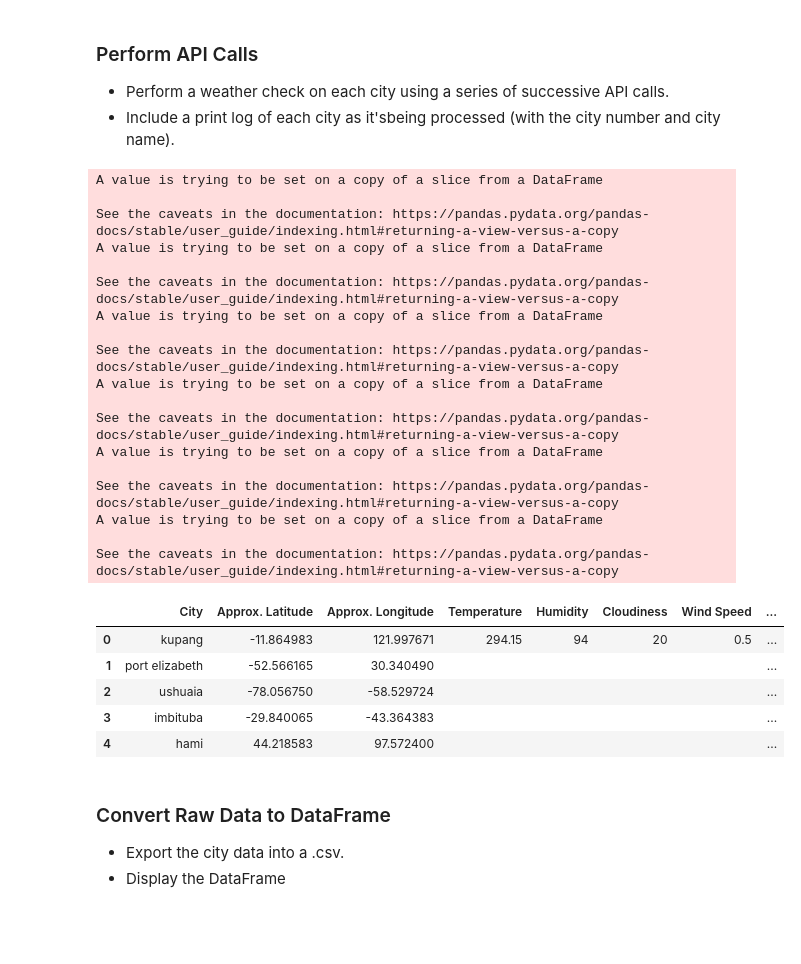
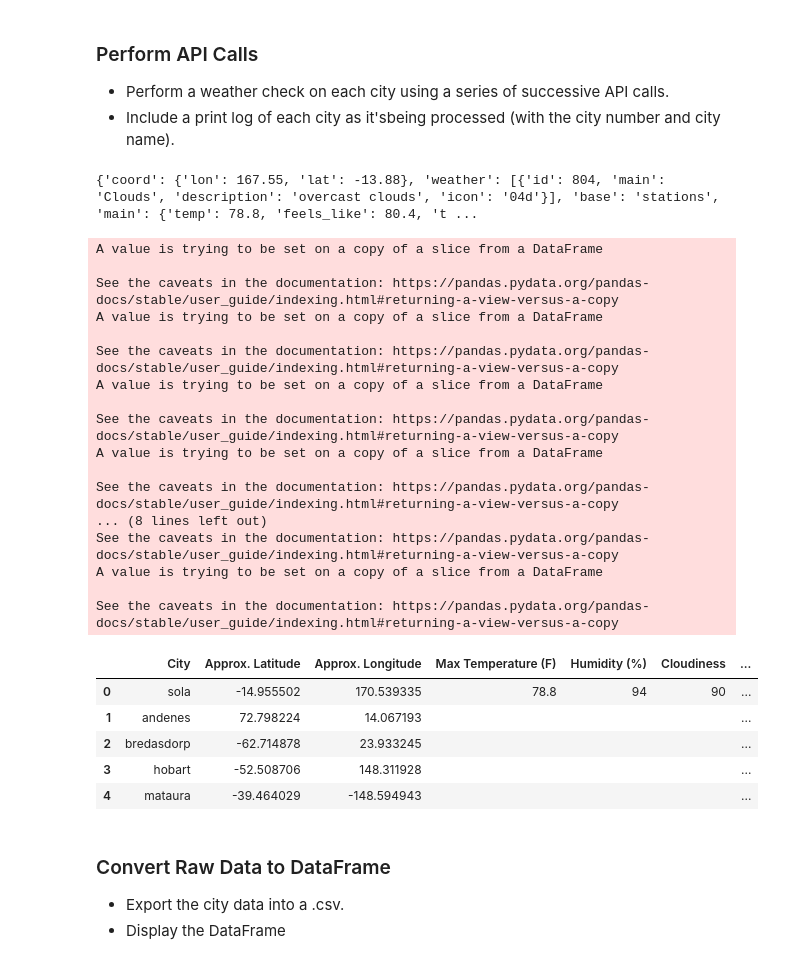
Before and after one commit to Gendo90/python-api-challenge, a Jupyter notebook: starter_code/WeatherPy.ipynb, the cells around one changed output. Saved outputs shown, nothing was run; the diff lists cells and outputs as text; code cells hidden in the pictures; blank space fills up the shorter version.

Commit message:
feat: Finally adjust all columns to show correct info - update includes changing temperature to max temperature in Fahrenheit, getting local city date/time corrected, and adding the country code

```diff
--- a/starter_code/WeatherPy.ipynb
+++ b/starter_code/WeatherPy.ipynb
@@ -79,62 +81,76 @@ city_list.head()
 # %%
 #url for advanced mapping using OpenWeatherMap's new OneCall API to get historical weather info by coordinates instead of
 #city names - not implemented for project initially due to setup being different
 # base_url = "https://api.openweathermap.org/data/2.5/onecall?lat={lat}&lon={lon}&exclude={part}&appid={YOUR API KEY}"
 # params = {"exclude":"minutely,hourly,current", "appid":weather_api_key, "lat":city_list["Latitude"][0],
 #           "lon":city_list["Longitude"][0]}
 
 #setup columns for temperature, humidity, cloudiness, and wind speed
-city_list["Temperature"] = ""
-city_list["Humidity"] = ""
+city_list["Max Temperature (F)"] = ""
+city_list["Humidity (%)"] = ""
 city_list["Cloudiness"] = ""
-city_list["Wind Speed"] = ""
+city_list["Wind Speed (mph)"] = ""
 
 #setup columns for actual latitude and longitude
 city_list["Actual Latitude"] = ""
 city_list["Actual Longitude"] = ""
 
+#setup column for country code
+city_list["Country"] = ""
+
+#setup column for city datetime
+city_list["Datetime (UTC)"] = ""
+#note that current timezone is PST (-7:00 from GMT)
+PST_offset = 7*60*60
+
 
 base_url_current = "http://api.openweathermap.org/data/2.5/weather"
-params = {"q":city_list["City"][0], "appid":weather_api_key}
+params = {"q":city_list["City"][0], "units":"imperial", "appid":weather_api_key}
 
 test_response = requests.get(base_url_current, params)
 json_response = test_response.json()
-# json_response
+# json.dumps(json_response, indent=4)
+print(json_response)
 
 #establish pattern for getting data into columns from json object
 city_list["Actual Latitude"][0] = json_response["coord"]["lat"]
 city_list["Actual Longitude"][0] = json_response["coord"]["lon"]
-city_list["Temperature"][0] = json_response["main"]["temp"]
-city_list["Humidity"][0] = json_response["main"]["humidity"]
+city_list["Max Temperature (F)"][0] = json_response["main"]["temp_max"]
+city_list["Humidity (%)"][0] = json_response["main"]["humidity"]
 city_list["Cloudiness"][0] = json_response["clouds"]["all"]
-city_list["Wind Speed"][0] = json_response["wind"]["speed"]
+city_list["Wind Speed (mph)"][0] = json_response["wind"]["speed"]
+city_list["Country"][0] = json_response["sys"]["country"]
+#create datetime.datetime object to give local date and time at the city of interest (need to add an offset from our
+#computer clock set to PST and then add in the timezone shift given by the API to change from GMT)
+first_city_time = datetime.datetime.fromtimestamp(json_response["dt"]+json_response["timezone"]+PST_offset)
+city_list["Datetime (UTC)"][0] = "{} {}".format(first_city_time.date(), first_city_time.time())
 
 city_list.head()
 # %% [output]
-A value is trying to be set on a copy of a slice from a DataFrame
-
-See the caveats in the documentation: https://pandas.pydata.org/pandas-docs/stable/user_guide/indexing.html#returning-a-view-versus-a-copy
-A value is trying to be set on a copy of a slice from a DataFrame
-
-See the caveats in the documentation: https://pandas.pydata.org/pandas-docs/stable/user_guide/indexing.html#returning-a-view-versus-a-copy
-A value is trying to be set on a copy of a slice from a DataFrame
-
-See the caveats in the documentation: https://pandas.pydata.org/pandas-docs/stable/user_guide/indexing.html#returning-a-view-versus-a-copy
-A value is trying to be set on a copy of a slice from a DataFrame
-
-See the caveats in the documentation: https://pandas.pydata.org/pandas-docs/stable/user_guide/indexing.html#returning-a-view-versus-a-copy
-A value is trying to be set on a copy of a slice from a DataFrame
-
-See the caveats in the documentation: https://pandas.pydata.org/pandas-docs/stable/user_guide/indexing.html#returning-a-view-versus-a-copy
-A value is trying to be set on a copy of a slice from a DataFrame
-
-See the caveats in the documentation: https://pandas.pydata.org/pandas-docs/stable/user_guide/indexing.html#returning-a-view-versus-a-copy
+{'coord': {'lon': 167.55, 'lat': -13.88}, 'weather': [{'id': 804, 'main': 'Clouds', 'description': 'overcast clouds', 'icon': '04d'}], 'base': 'stations', 'main': {'temp': 78.8, 'feels_like': 80.4, 't ...
+A value is trying to be set on a copy of a slice from a DataFrame
+
+See the caveats in the documentation: https://pandas.pydata.org/pandas-docs/stable/user_guide/indexing.html#returning-a-view-versus-a-copy
+A value is trying to be set on a copy of a slice from a DataFrame
+
+See the caveats in the documentation: https://pandas.pydata.org/pandas-docs/stable/user_guide/indexing.html#returning-a-view-versus-a-copy
+A value is trying to be set on a copy of a slice from a DataFrame
+
+See the caveats in the documentation: https://pandas.pydata.org/pandas-docs/stable/user_guide/indexing.html#returning-a-view-versus-a-copy
+A value is trying to be set on a copy of a slice from a DataFrame
+
+See the caveats in the documentation: https://pandas.pydata.org/pandas-docs/stable/user_guide/indexing.html#returning-a-view-versus-a-copy
+... (8 lines left out)
+See the caveats in the documentation: https://pandas.pydata.org/pandas-docs/stable/user_guide/indexing.html#returning-a-view-versus-a-copy
+A value is trying to be set on a copy of a slice from a DataFrame
+
+See the caveats in the documentation: https://pandas.pydata.org/pandas-docs/stable/user_guide/indexing.html#returning-a-view-versus-a-copy
-|  | City | Approx. Latitude | Approx. Longitude | Temperature | Humidity | Cloudiness | Wind Speed | ... |
-| 0 | kupang | -11.864983 | 121.997671 | 294.15 | 94 | 20 | 0.5 | ... |
-| 1 | port elizabeth | -52.566165 | 30.340490 |  |  |  |  | ... |
-| 2 | ushuaia | -78.056750 | -58.529724 |  |  |  |  | ... |
-| 3 | imbituba | -29.840065 | -43.364383 |  |  |  |  | ... |
-| 4 | hami | 44.218583 | 97.572400 |  |  |  |  | ... |
+|  | City | Approx. Latitude | Approx. Longitude | Max Temperature (F) | Humidity (%) | Cloudiness | ... |
+| 0 | sola | -14.955502 | 170.539335 | 78.8 | 94 | 90 | ... |
+| 1 | andenes | 72.798224 | 14.067193 |  |  |  | ... |
+| 2 | bredasdorp | -62.714878 | 23.933245 |  |  |  | ... |
+| 3 | hobart | -52.508706 | 148.311928 |  |  |  | ... |
+| 4 | mataura | -39.464029 | -148.594943 |  |  |  | ... |
 # %% [markdown]
 ### Convert Raw Data to DataFrame
 * Export the city data into a .csv.
```
Also changed, not shown: parts of 2 cells of this notebook, 1 other file.
